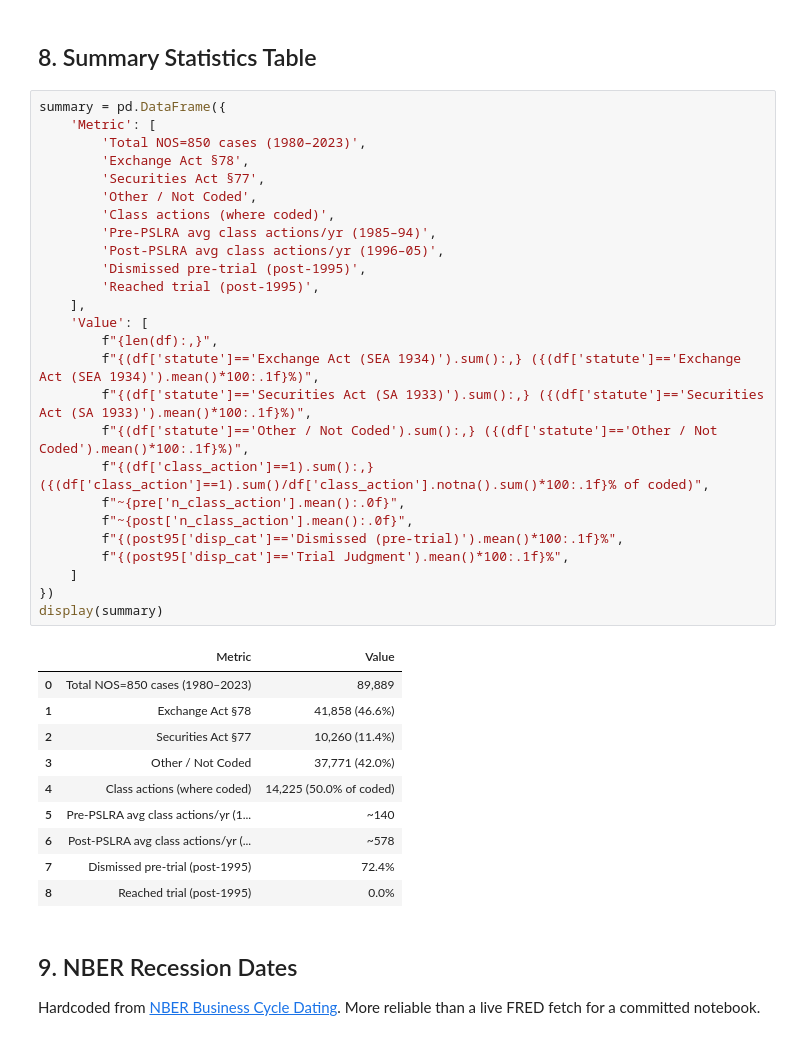
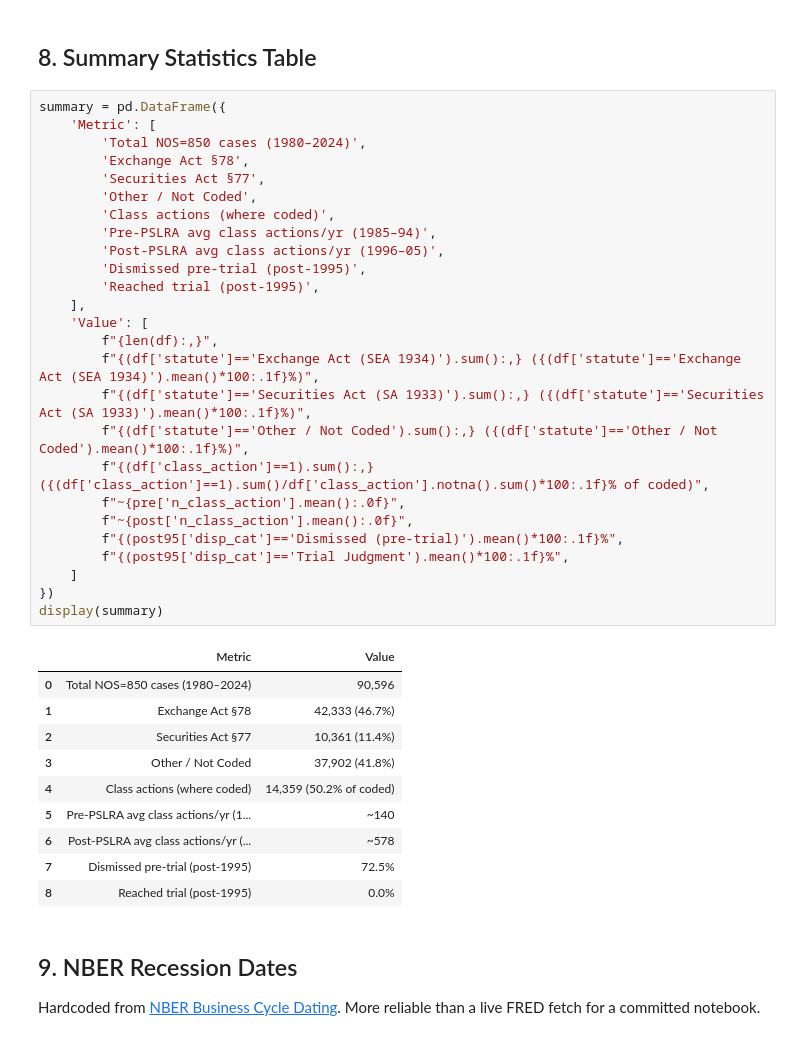
Before and after one commit to edwinhu/claude-plugins, a Jupyter notebook: skills/wrds/examples/fjc_eda.ipynb, the cells around one changed output. Cells and saved outputs as stored; diff of their text form.

```diff
--- a/skills/wrds/examples/fjc_eda.ipynb
+++ b/skills/wrds/examples/fjc_eda.ipynb
@@ -432,39 +435,39 @@ NOS=850 cases with high-confidence defendant match: 0
 # %%
 summary = pd.DataFrame({
     'Metric': [
-        'Total NOS=850 cases (1980–2023)',
+        'Total NOS=850 cases (1980–2024)',
         'Exchange Act §78',
         'Securities Act §77',
         'Other / Not Coded',
         'Class actions (where coded)',
         'Pre-PSLRA avg class actions/yr (1985–94)',
         'Post-PSLRA avg class actions/yr (1996–05)',
         'Dismissed pre-trial (post-1995)',
         'Reached trial (post-1995)',
     ],
     'Value': [
         f"{len(df):,}",
         f"{(df['statute']=='Exchange Act (SEA 1934)').sum():,} ({(df['statute']=='Exchange Act (SEA 1934)').mean()*100:.1f}%)",
         f"{(df['statute']=='Securities Act (SA 1933)').sum():,} ({(df['statute']=='Securities Act (SA 1933)').mean()*100:.1f}%)",
         f"{(df['statute']=='Other / Not Coded').sum():,} ({(df['statute']=='Other / Not Coded').mean()*100:.1f}%)",
         f"{(df['class_action']==1).sum():,} ({(df['class_action']==1).sum()/df['class_action'].notna().sum()*100:.1f}% of coded)",
         f"~{pre['n_class_action'].mean():.0f}",
         f"~{post['n_class_action'].mean():.0f}",
         f"{(post95['disp_cat']=='Dismissed (pre-trial)').mean()*100:.1f}%",
         f"{(post95['disp_cat']=='Trial Judgment').mean()*100:.1f}%",
     ]
 })
 display(summary)
 # %% [output]
 |  | Metric | Value |
-| 0 | Total NOS=850 cases (1980–2023) | 89,889 |
-| 1 | Exchange Act §78 | 41,858 (46.6%) |
-| 2 | Securities Act §77 | 10,260 (11.4%) |
-| 3 | Other / Not Coded | 37,771 (42.0%) |
-| 4 | Class actions (where coded) | 14,225 (50.0% of coded) |
+| 0 | Total NOS=850 cases (1980–2024) | 90,596 |
+| 1 | Exchange Act §78 | 42,333 (46.7%) |
+| 2 | Securities Act §77 | 10,361 (11.4%) |
+| 3 | Other / Not Coded | 37,902 (41.8%) |
+| 4 | Class actions (where coded) | 14,359 (50.2% of coded) |
 | 5 | Pre-PSLRA avg class actions/yr (1... | ~140 |
 | 6 | Post-PSLRA avg class actions/yr (... | ~578 |
-| 7 | Dismissed pre-trial (post-1995) | 72.4% |
+| 7 | Dismissed pre-trial (post-1995) | 72.5% |
 | 8 | Reached trial (post-1995) | 0.0% |
 # %% [markdown]
 ## 9. NBER Recession Dates
```
Also changed, not shown: parts of 13 cells of this notebook.
